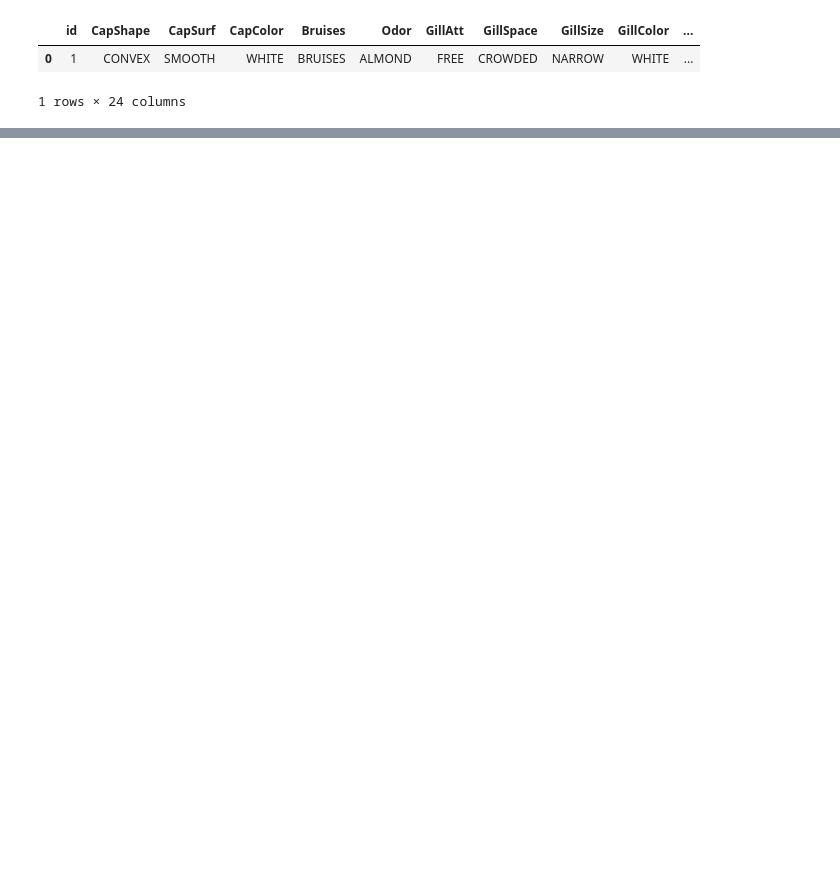
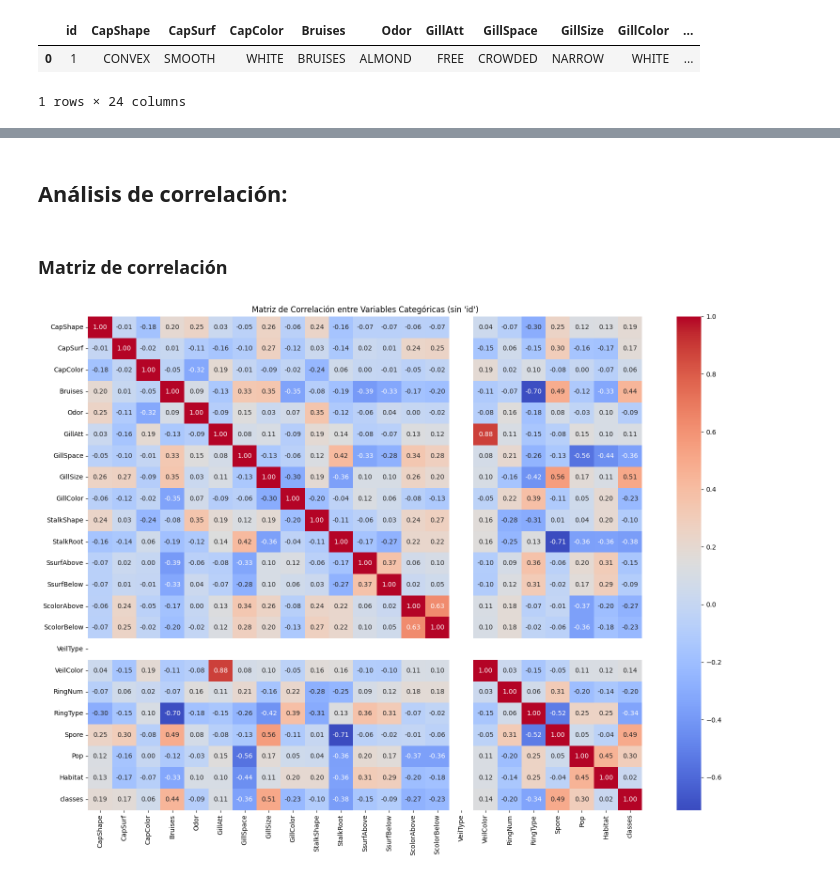
Before and after one commit to DexKev2/ModelosML, a Jupyter notebook: Notebook/Actividad_3.ipynb, the cells around one changed output, grey strips where cells are left out. Drawn from its saved outputs; the diff is of its cells as text; code cells hidden in the pictures; blank space fills up the shorter version.

```diff
--- a/Notebook/Actividad_3.ipynb
+++ b/Notebook/Actividad_3.ipynb
@@ -17,0 +89,8 @@ df.head(1)
+# %%
+# Conteo de valores por categoría por columnas
+columnas_categoricas = df.select_dtypes(include='object').columns[:22]
+
+for col in columnas_categoricas:
+    print(f"--- Conteo de valores en la columna: {col} ---")
+    print(df[col].value_counts())
+    print("\n")
@@ -17,0 +115,26 @@ df.head(1)
+# %% [markdown]
+
+## Análisis de correlación:
+# %% [markdown]
+### Matriz de correlación
+# %%
+# Seleccionar solo columnas categóricas
+df_categoricas = df.select_dtypes(include='object')
+
+# Codificar todas las columnas categóricas
+df_codificado = df_categoricas.copy()
+le = LabelEncoder()
+for col in df_codificado.columns:
+    df_codificado[col] = le.fit_transform(df_codificado[col])
+
+# Calcular la matriz de correlación
+correlacion = df_codificado.corr()
+
+# Graficar el mapa de calor
+plt.figure(figsize=(16, 12))
+sns.heatmap(correlacion, annot=True, cmap="coolwarm", fmt=".2f")
+plt.title("Matriz de Correlación entre Variables Categóricas (sin 'id')")
+plt.tight_layout()
+plt.show()
+# %% [output]
+[figure, added]
```
Also changed, not shown: parts of 12 cells of this notebook.
